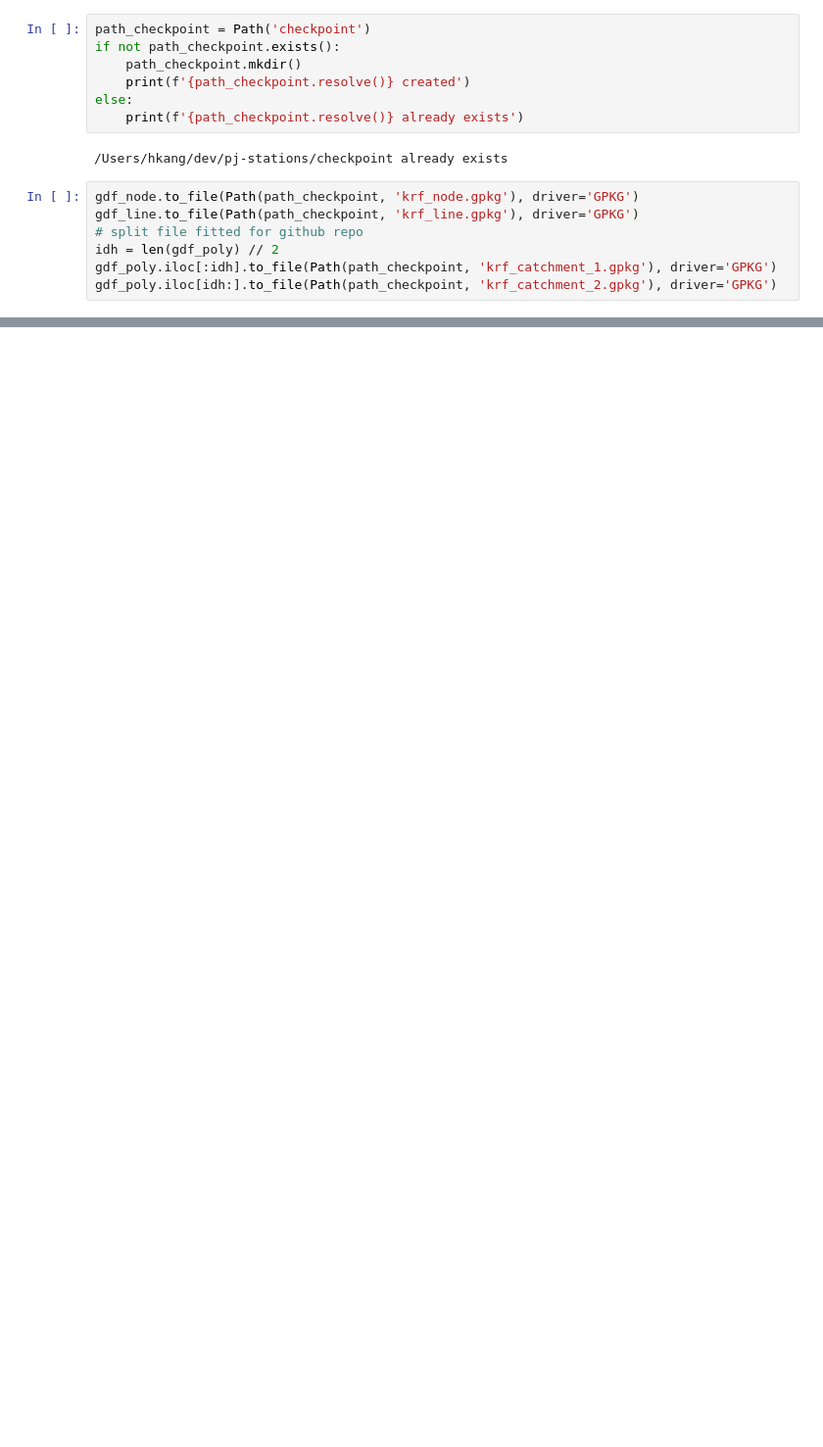
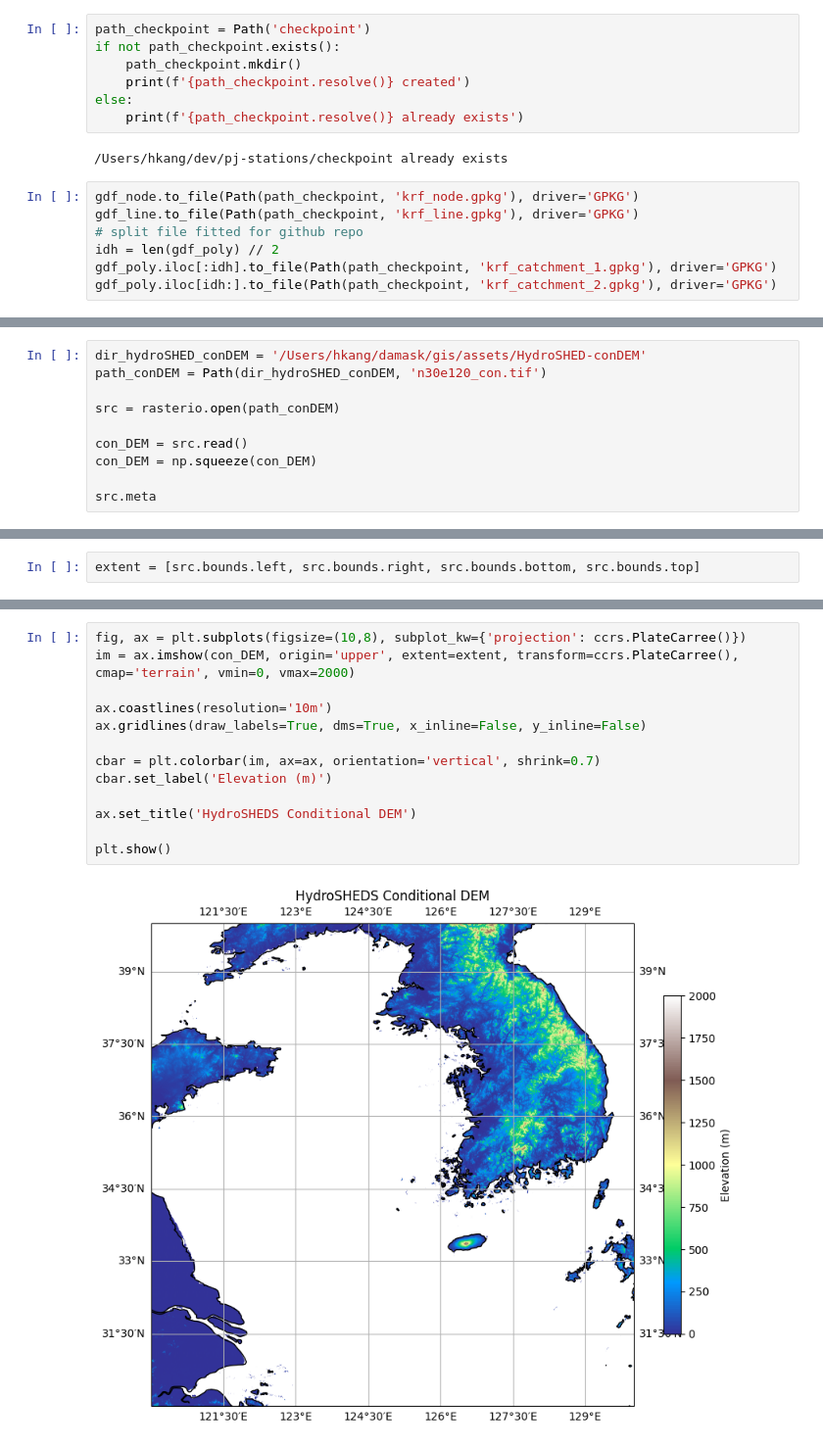
Before and after one commit to balmdui/pj-stations, a Jupyter notebook: 01_read_krf.ipynb, the cells around one changed output, grey strips where cells are left out. Shown at 98% size. Saved outputs shown, nothing was run; the diff lists cells and outputs as text; blank space fills up the shorter version.

```diff
--- a/01_read_krf.ipynb
+++ b/01_read_krf.ipynb
@@ -67,0 +82,10 @@ read_file()
+# %%
+dir_hydroSHED_conDEM = '/Users/hkang/damask/gis/assets/HydroSHED-conDEM'
+path_conDEM = Path(dir_hydroSHED_conDEM, 'n30e120_con.tif')
+
+src = rasterio.open(path_conDEM)
+
+con_DEM = src.read()
+con_DEM = np.squeeze(con_DEM)
+
+src.meta
@@ -67,0 +141,2 @@ read_file()
+# %%
+extent = [src.bounds.left, src.bounds.right, src.bounds.bottom, src.bounds.top]
@@ -67,0 +165,15 @@ read_file()
+# %%
+fig, ax = plt.subplots(figsize=(10,8), subplot_kw={'projection': ccrs.PlateCarree()})
+im = ax.imshow(con_DEM, origin='upper', extent=extent, transform=ccrs.PlateCarree(), cmap='terrain', vmin=0, vmax=2000)
+
+ax.coastlines(resolution='10m')
+ax.gridlines(draw_labels=True, dms=True, x_inline=False, y_inline=False)
+
+cbar = plt.colorbar(im, ax=ax, orientation='vertical', shrink=0.7)
+cbar.set_label('Elevation (m)')
+
+ax.set_title('HydroSHEDS Conditional DEM')
+
+plt.show()
+# %% [output]
+[figure, added]
```
Also changed, not shown: parts of 17 cells of this notebook, 8 other files.
